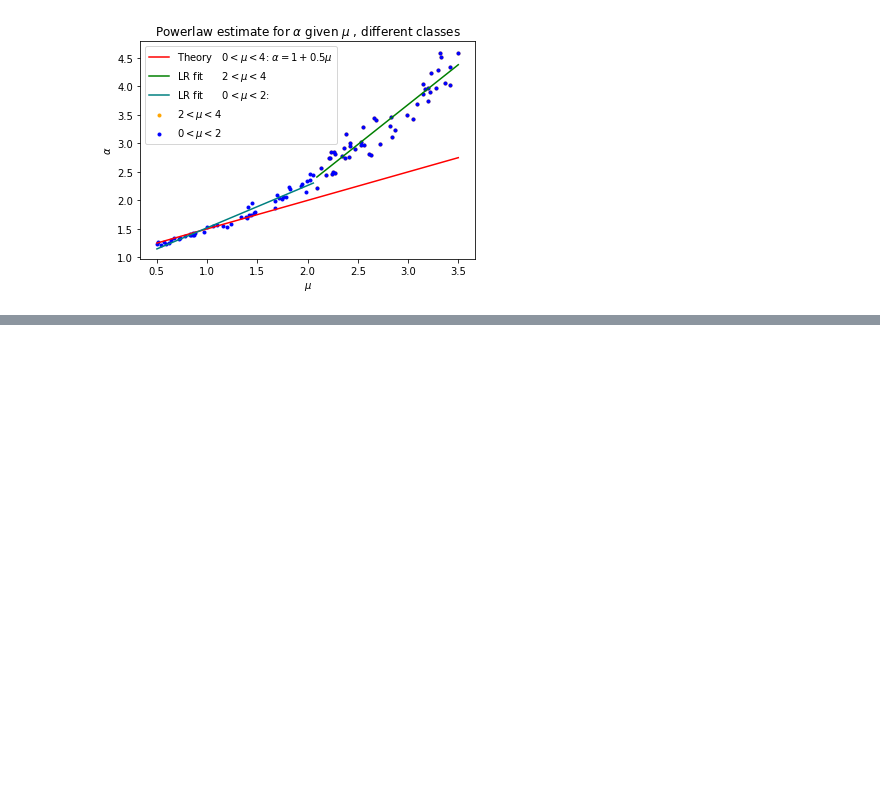
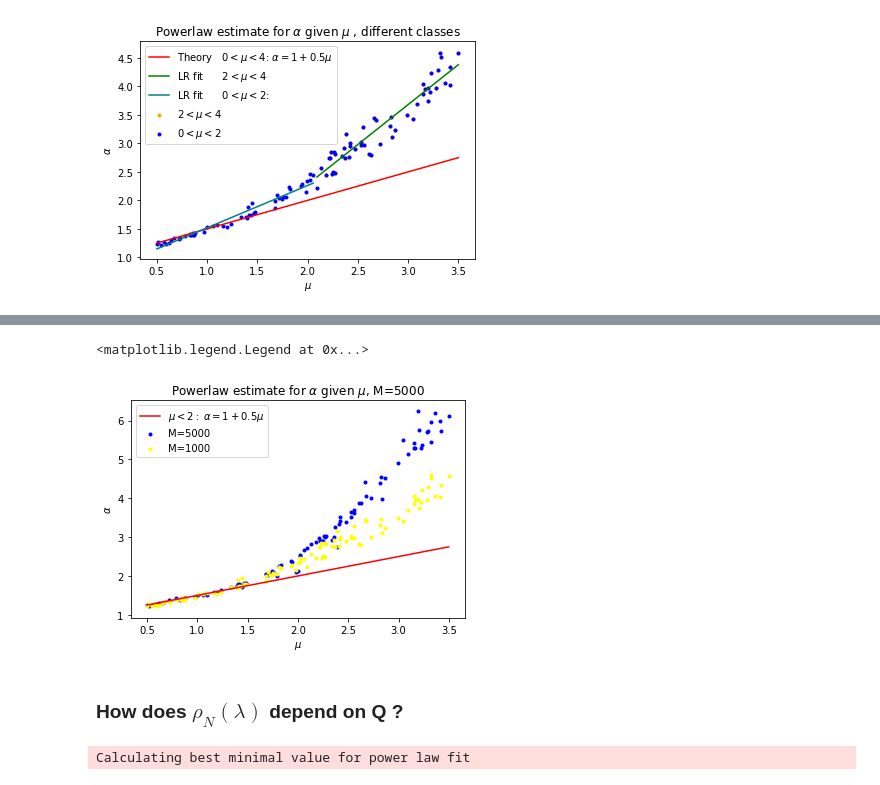
Before and after one commit to CalculatedContent/WhyDeepLearningWorks, a Jupyter notebook: HeavyTailedUniversalityClasses.ipynb, the cells around one changed output, grey strips where cells are left out. Saved outputs shown, nothing was run; the diff lists cells and outputs as text; code cells hidden in the pictures; blank space fills up the shorter version.

Commit message:
initial study of power law fits

```diff
--- a/HeavyTailedUniversalityClasses.ipynb
+++ b/HeavyTailedUniversalityClasses.ipynb
@@ -502,0 +518,26 @@ Calculating best minimal value for power law fit
+# %%
+plt.scatter(mus, alphas_M5k, marker='.', color='blue', label="M=5000")
+plt.scatter(mus, alphas, marker='.', color='yellow', label="M=1000")
+
+plt.plot(mus, small_mu_alphas, color='red', label=r'$\mu<2:\;\alpha=1+0.5\mu$')
+plt.xlabel('$\mu$')
+plt.ylabel(r'$\alpha$')
+plt.title(r'Powerlaw estimate for $\alpha$ given $\mu$, M=5000')
+plt.legend()
+# %% [output]
+<matplotlib.legend.Legend at 0x...>
+[figure, added]
+# %% [markdown]
+### How does $\rho_{N}(\lambda)$ depend on Q ?
+# %%
+alphas_Q10= []
+#mus = np.sort(3*np.random.random_sample(100)+.5)
+for mu in tqdm(mus):
+
+    W, evals = get_pareto_mat(mu, Q=1000)
+
+    # skip best_PL distributional tests, just do fit
+    fit = powerlaw.Fit(evals, xmax=np.max(evals))
+    alphas_Q10.append(fit.alpha)
+# %% [output]
+Calculating best minimal value for power law fit
```
Also changed, not shown: parts of 3 cells of this notebook.
